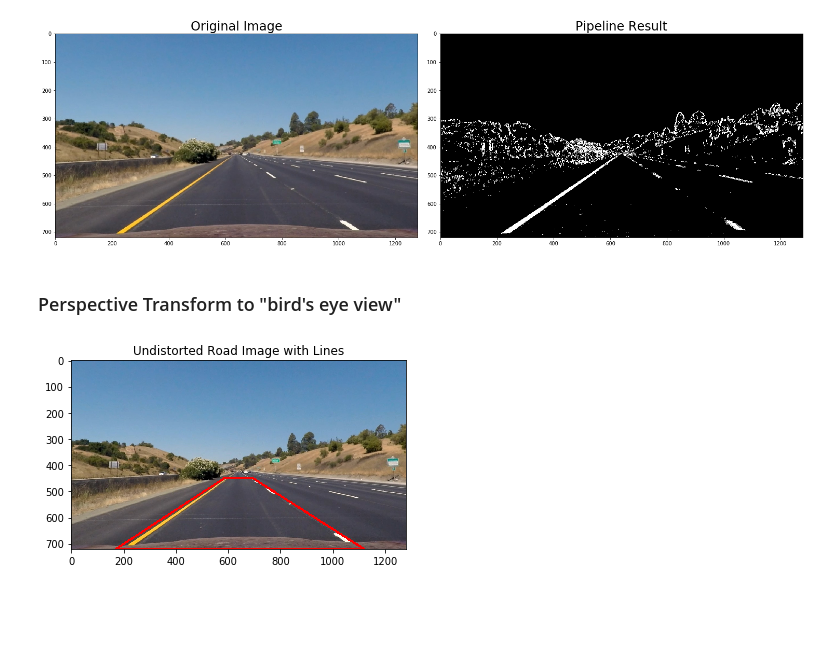
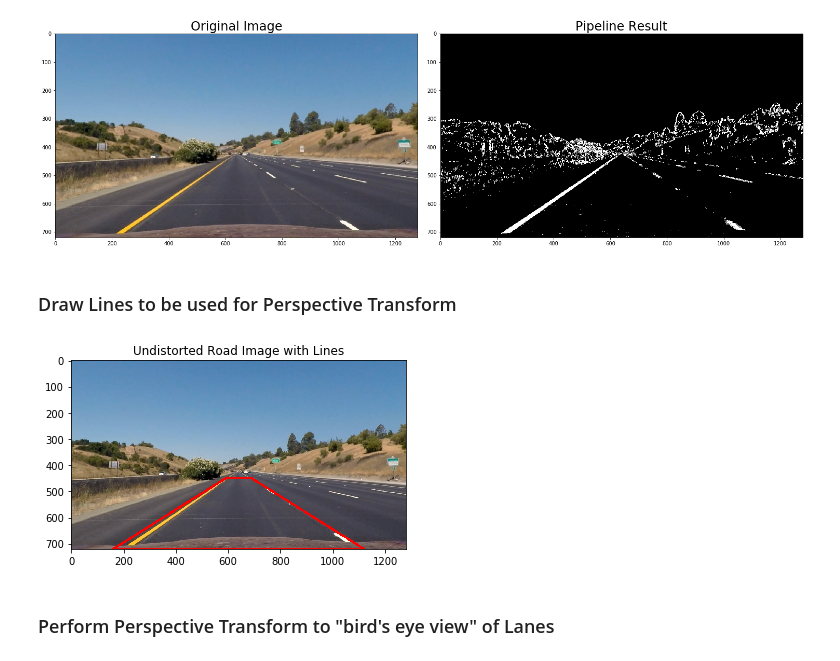
Before and after one commit to josephRog/CarND-Advanced-Lane-Lines, a Jupyter notebook: adv_lane_finding.ipynb, the cells around one changed output. Cells and saved outputs as stored; diff of their text form; code cells hidden in the pictures; blank space fills up the shorter version.

Commit message:
perspective transform complete

```diff
--- a/adv_lane_finding.ipynb
+++ b/adv_lane_finding.ipynb
@@ -167,34 +167,36 @@ plt.subplots_adjust(left=0., right=1, top=0.9, bottom=0.)
 plt.show()
 # %% [output]
 [figure]
+# %% [markdown]
+### Draw Lines to be used for Perspective Transform
+# %%
+lined_image = np.copy(image)
+lined_image = cv2.cvtColor(lined_image, cv2.COLOR_BGR2RGB)
+
+# Draw the source points
+
+# Source region attributes
+bottom_left   = (160, 720)
+top_left      = (590, 450)
+top_right     = (690, 450)
+bottom_right  = (1120, 720)
+lineThickness = 7
+line_color    = (255, 0, 0)
+
+# Left line
+cv2.line(lined_image, bottom_left, top_left, line_color, lineThickness)
+# Right line
+cv2.line(lined_image, bottom_right, top_right, line_color, lineThickness)
+# Bottom line
+cv2.line(lined_image, bottom_left, bottom_right, line_color, lineThickness)
+# Top line
+cv2.line(lined_image, top_left, top_right, line_color, lineThickness)
+
+
+plt.imshow(lined_image, cmap='gray')
+plt.title("Undistorted Road Image with Lines")
+plt.show()
+# %% [output]
+[figure, added]
 # %% [markdown]
-### Perspective Transform to "bird's eye view"
+### Perform Perspective Transform to "bird's eye view" of Lanes
-# %%
-lined_image = np.copy(image)
-lined_image = cv2.cvtColor(lined_image, cv2.COLOR_BGR2RGB)
-
-# Draw the source points
-
-# Source region attributes
-bottom_left   = (170, 720)
-top_left      = (585, 450)
-top_right     = (695, 450)
-bottom_right  = (1120, 720)
-lineThickness = 7
-line_color    = (255, 0, 0)
-
-# Left line
-cv2.line(lined_image, bottom_left, top_left, line_color, lineThickness)
-# Right line
-cv2.line(lined_image, bottom_right, top_right, line_color, lineThickness)
-# Bottom line
-cv2.line(lined_image, bottom_left, bottom_right, line_color, lineThickness)
-# Top line
-cv2.line(lined_image, top_left, top_right, line_color, lineThickness)
-
-
-plt.imshow(lined_image, cmap='gray')
-plt.title("Undistorted Road Image with Lines")
-plt.show()
-# %% [output]
-[figure, removed]
```
Also changed, not shown: parts of 3 cells of this notebook.
